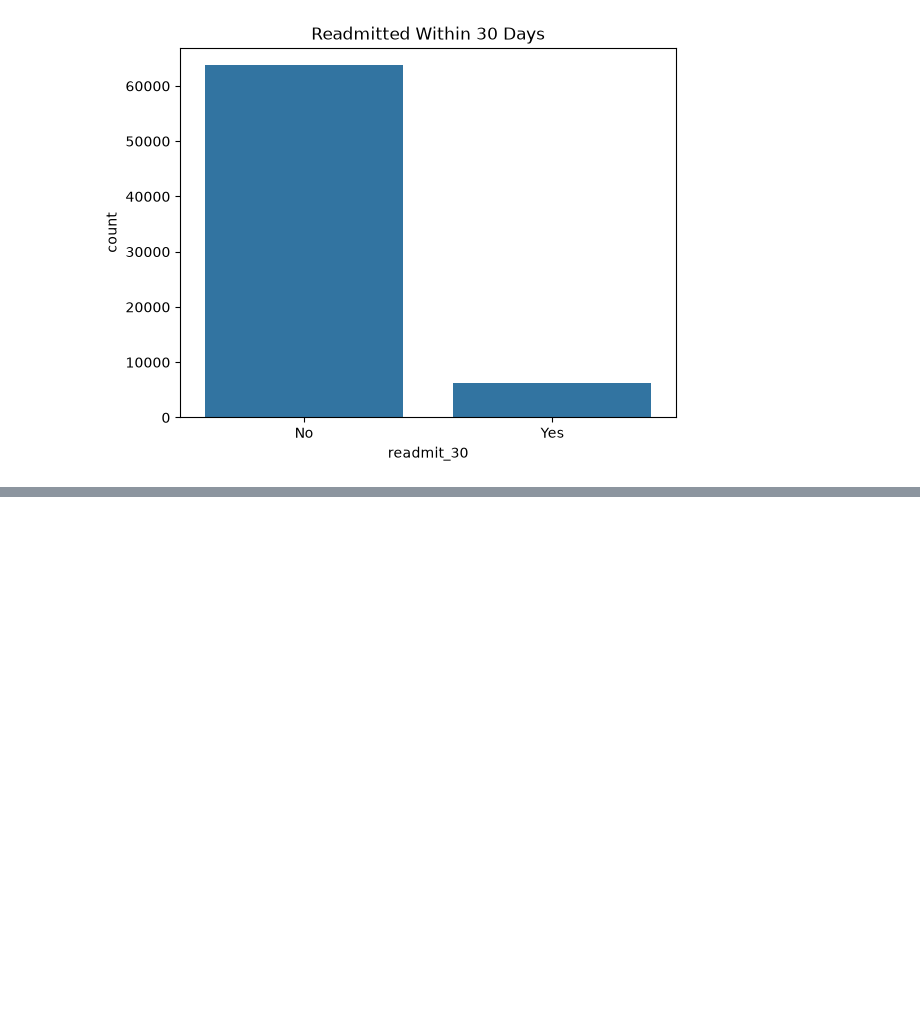
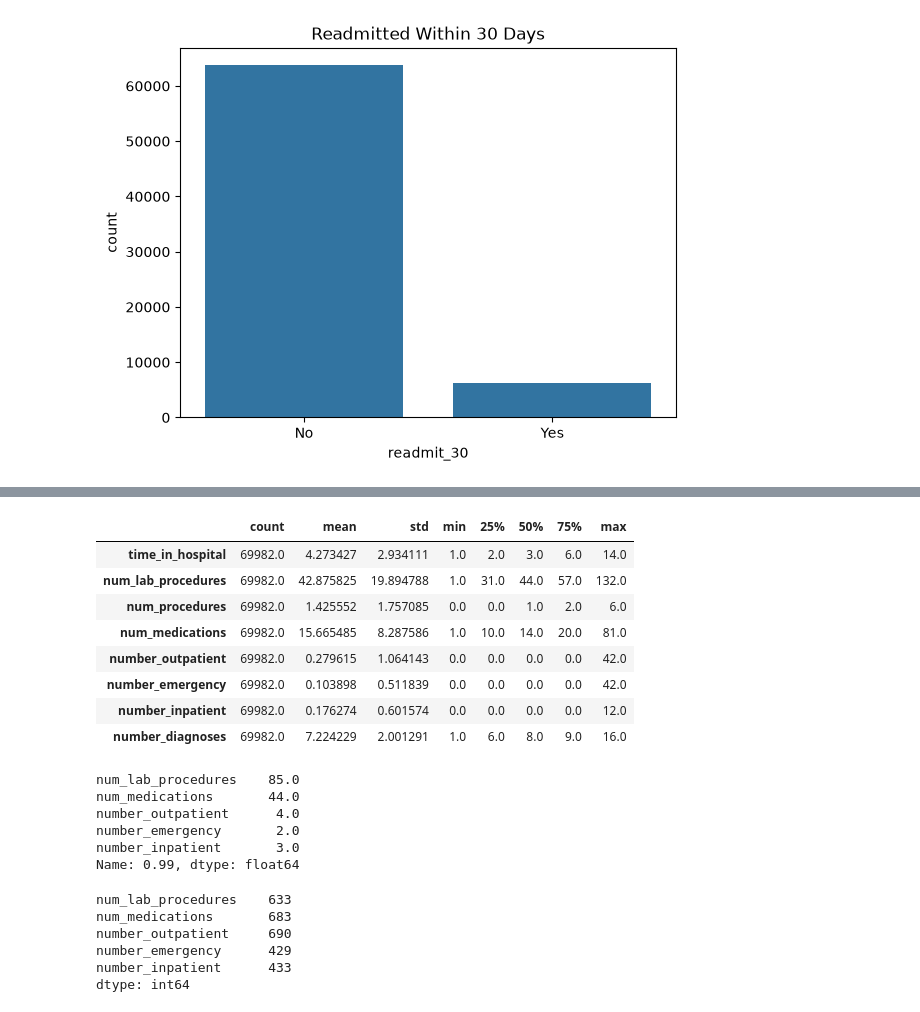
Before and after one commit to Jonah-Schwartz521/readmission-project, a Jupyter notebook: notebooks/readmission.ipynb, the cells around one changed output, grey strips where cells are left out. Cells and saved outputs as stored; diff of their text form; code cells hidden in the pictures; blank space fills up the shorter version.

```diff
--- a/notebooks/readmission.ipynb
+++ b/notebooks/readmission.ipynb
@@ -159,0 +180,38 @@ plt.show()
+# %%
+# Summary stats for numeric features
+df[num_cols].describe().T
+# %% [output]
+|  | count | mean | std | min | 25% | 50% | 75% | max |
+| time_in_hospital | 69982.0 | 4.273427 | 2.934111 | 1.0 | 2.0 | 3.0 | 6.0 | 14.0 |
+| num_lab_procedures | 69982.0 | 42.875825 | 19.894788 | 1.0 | 31.0 | 44.0 | 57.0 | 132.0 |
+| num_procedures | 69982.0 | 1.425552 | 1.757085 | 0.0 | 0.0 | 1.0 | 2.0 | 6.0 |
+| num_medications | 69982.0 | 15.665485 | 8.287586 | 1.0 | 10.0 | 14.0 | 20.0 | 81.0 |
+| number_outpatient | 69982.0 | 0.279615 | 1.064143 | 0.0 | 0.0 | 0.0 | 0.0 | 42.0 |
+| number_emergency | 69982.0 | 0.103898 | 0.511839 | 0.0 | 0.0 | 0.0 | 0.0 | 42.0 |
+| number_inpatient | 69982.0 | 0.176274 | 0.601574 | 0.0 | 0.0 | 0.0 | 0.0 | 12.0 |
+| number_diagnoses | 69982.0 | 7.224229 | 2.001291 | 1.0 | 6.0 | 8.0 | 9.0 | 16.0 |
+# %%
+# Columns with long tails
+cap_cols = ["num_lab_procedures", "num_medications", "number_outpatient",
+            "number_emergency", "number_inpatient"]
+
+# 99th percentile values for each column
+caps = df[cap_cols].quantile(0.99)
+caps
+# %% [output]
+num_lab_procedures    85.0
+num_medications       44.0
+number_outpatient      4.0
+number_emergency       2.0
+number_inpatient       3.0
+Name: 0.99, dtype: float64
+# %%
+# How many values get capped in each column
+(df[cap_cols] > caps).sum()
+# %% [output]
+num_lab_procedures    633
+num_medications       683
+number_outpatient     690
+number_emergency      429
+number_inpatient      433
+dtype: int64
```
Also changed, not shown: parts of 3 cells of this notebook, 1 other file.
